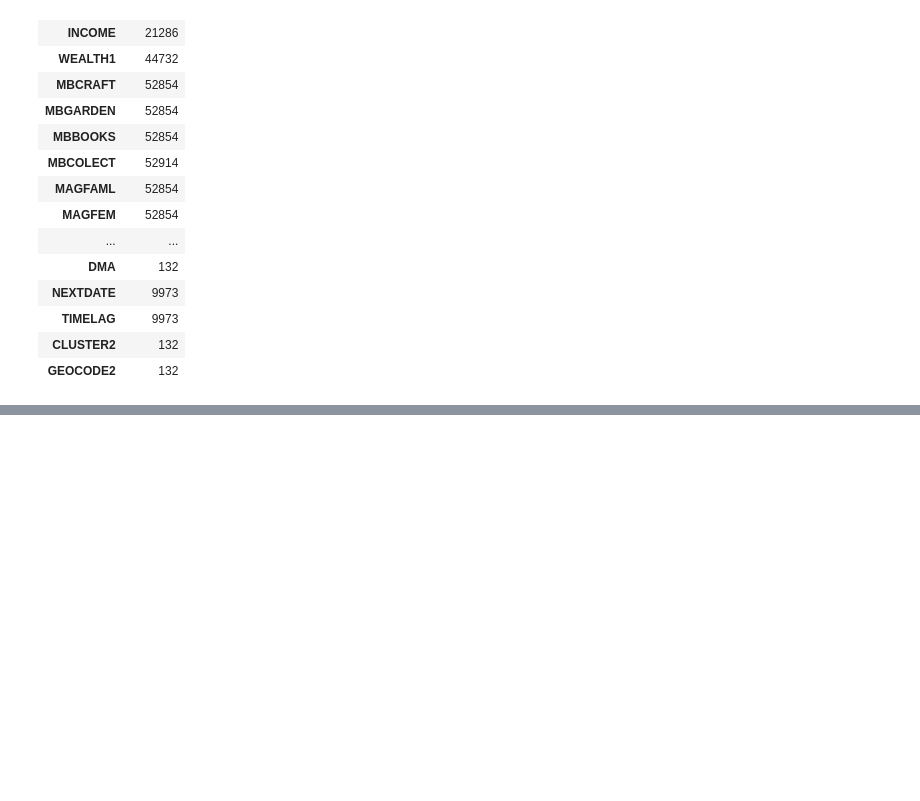
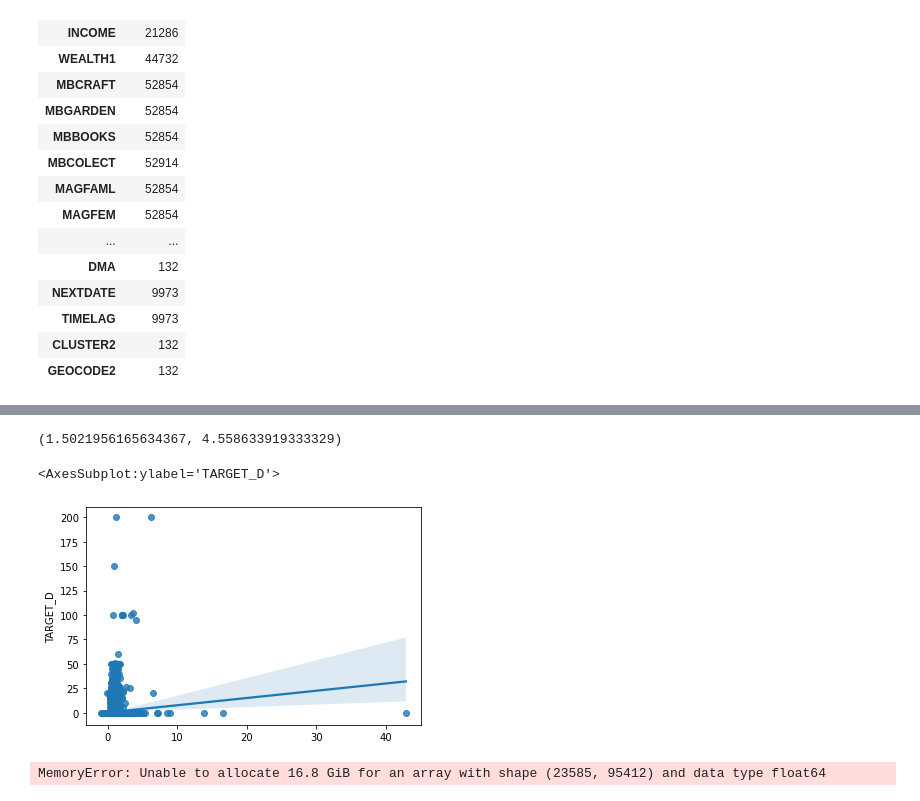
Before and after one commit to KHawk89/unit7_case_study, a Jupyter notebook: hfa_case_study_flo.ipynb, the cells around one changed output, grey strips where cells are left out. Cells and saved outputs as stored; diff of their text form; code cells hidden in the pictures; blank space fills up the shorter version.

```diff
--- a/hfa_case_study_flo.ipynb
+++ b/hfa_case_study_flo.ipynb
@@ -188,0 +259,9 @@ null_tk
+# %%
+# Selecting 25 best features via chi2 and show me the features
+y = y.astype('int')
+selector = SelectKBest(chi2, k=25)
+X_new = selector.fit_transform(X, y)
+cols = selector.get_support(indices=True)
+features_df_new = X.iloc[:,cols]
+for column in features_df_new.columns:
+    print(column)
@@ -188,0 +286,10 @@ null_tk
+# %%
+X_train1, X_test1, y_train1, y_test1 = train_test_split(X_new, y, test_size=0.3, random_state=42)
+# %%
+# Processing was obviously much shorter and scores way better but still more for low
+# amount donation not far away from null
+print(datetime.now())
+model = LinearRegression()
+model.fit(X_train1,y_train1)
+model.score(X_test1,y_test1)
+print(datetime.now())
@@ -188,0 +299,23 @@ null_tk
+# %%
+preds1 = model.predict(X_test1)
+mae1 = mean_absolute_error(y_test1, preds1)
+mse1 = mean_squared_error(y_test1, preds1, squared=False)
+mae1, mse1
+# %% [output]
+(1.5021956165634367, 4.558633919333329)
+# %%
+sns.regplot(preds1, y_test1)
+# %% [output]
+<AxesSubplot:ylabel='TARGET_D'>
+[figure, added]
+# %%
+# i also tried different methods like RFE but every time i had problems with RAM even using
+# Colab Premium so i will start a different approach with sorting out features more aggressive
+
+from sklearn.svm import SVR
+from sklearn.feature_selection import RFE
+estimator = SVR(kernel="linear")
+selector1 = RFE(estimator, step=1)
+X_RFE = selector1.fit_transform(X, y)
+# %% [output]
+MemoryError: Unable to allocate 16.8 GiB for an array with shape (23585, 95412) and data type float64
```
Also changed, not shown: parts of 45 cells of this notebook.
